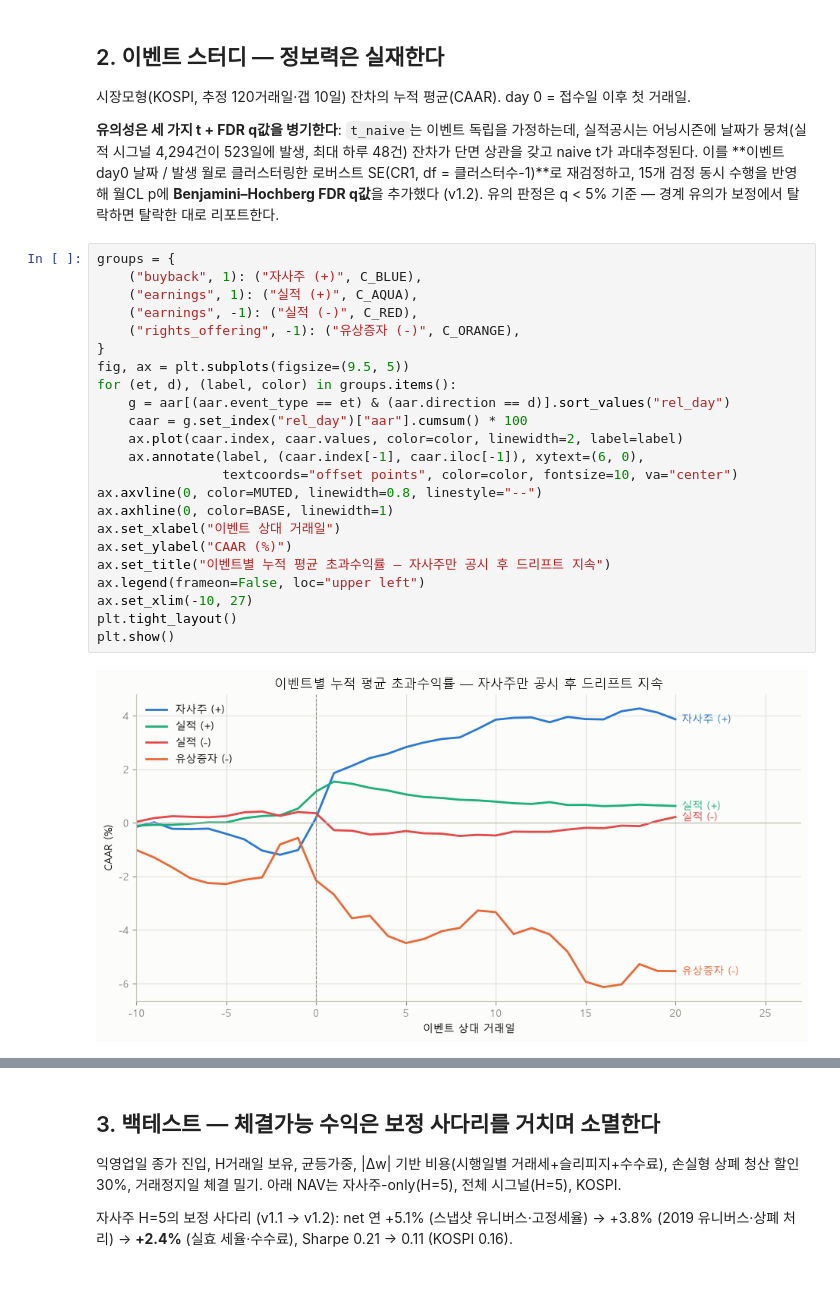
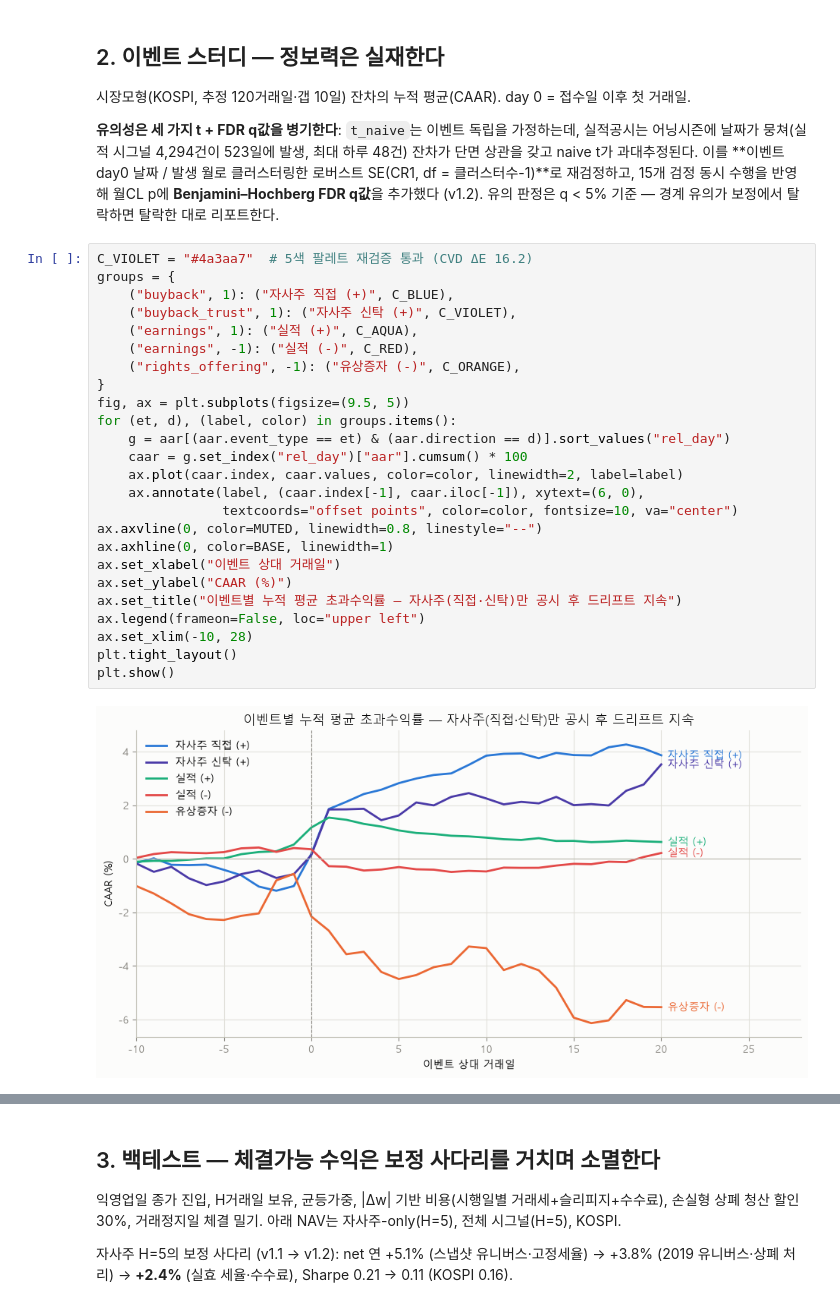
Before and after one commit to lethargic21/quant-lab, a Jupyter notebook: projects/dart-event-study/notebooks/report.ipynb, the cells around one changed output, grey strips where cells are left out. Saved outputs shown, nothing was run; the diff lists cells and outputs as text.

```diff
--- a/projects/dart-event-study/notebooks/report.ipynb
+++ b/projects/dart-event-study/notebooks/report.ipynb
@@ -79,30 +80,32 @@ SE(CR1, df = 클러스터수-1)**로 재검정하고, 15개 검정 동시 수행
 **Benjamini–Hochberg FDR q값**을 추가했다 (v1.2). 유의 판정은 q < 5% 기준 — 경계 유의가
 보정에서 탈락하면 탈락한 대로 리포트한다.
 # %%
+C_VIOLET = "#4a3aa7"  # 5색 팔레트 재검증 통과 (CVD ΔE 16.2)
 groups = {
-    ("buyback", 1): ("자사주 (+)", C_BLUE),
+    ("buyback", 1): ("자사주 직접 (+)", C_BLUE),
+    ("buyback_trust", 1): ("자사주 신탁 (+)", C_VIOLET),
     ("earnings", 1): ("실적 (+)", C_AQUA),
     ("earnings", -1): ("실적 (-)", C_RED),
     ("rights_offering", -1): ("유상증자 (-)", C_ORANGE),
 }
 fig, ax = plt.subplots(figsize=(9.5, 5))
 for (et, d), (label, color) in groups.items():
     g = aar[(aar.event_type == et) & (aar.direction == d)].sort_values("rel_day")
     caar = g.set_index("rel_day")["aar"].cumsum() * 100
     ax.plot(caar.index, caar.values, color=color, linewidth=2, label=label)
     ax.annotate(label, (caar.index[-1], caar.iloc[-1]), xytext=(6, 0),
                 textcoords="offset points", color=color, fontsize=10, va="center")
 ax.axvline(0, color=MUTED, linewidth=0.8, linestyle="--")
 ax.axhline(0, color=BASE, linewidth=1)
 ax.set_xlabel("이벤트 상대 거래일")
 ax.set_ylabel("CAAR (%)")
-ax.set_title("이벤트별 누적 평균 초과수익률 — 자사주만 공시 후 드리프트 지속")
+ax.set_title("이벤트별 누적 평균 초과수익률 — 자사주(직접·신탁)만 공시 후 드리프트 지속")
 ax.legend(frameon=False, loc="upper left")
-ax.set_xlim(-10, 27)
+ax.set_xlim(-10, 28)
 plt.tight_layout()
 plt.show()
 # %% [output]
-[figure, old version]
+[figure, new version]
 # %%
 t = car.copy()
 t["mean_car(%)"] = (t["mean_car"] * 100).round(2)
```
Also changed, not shown: parts of 6 cells of this notebook, 4 other files.
